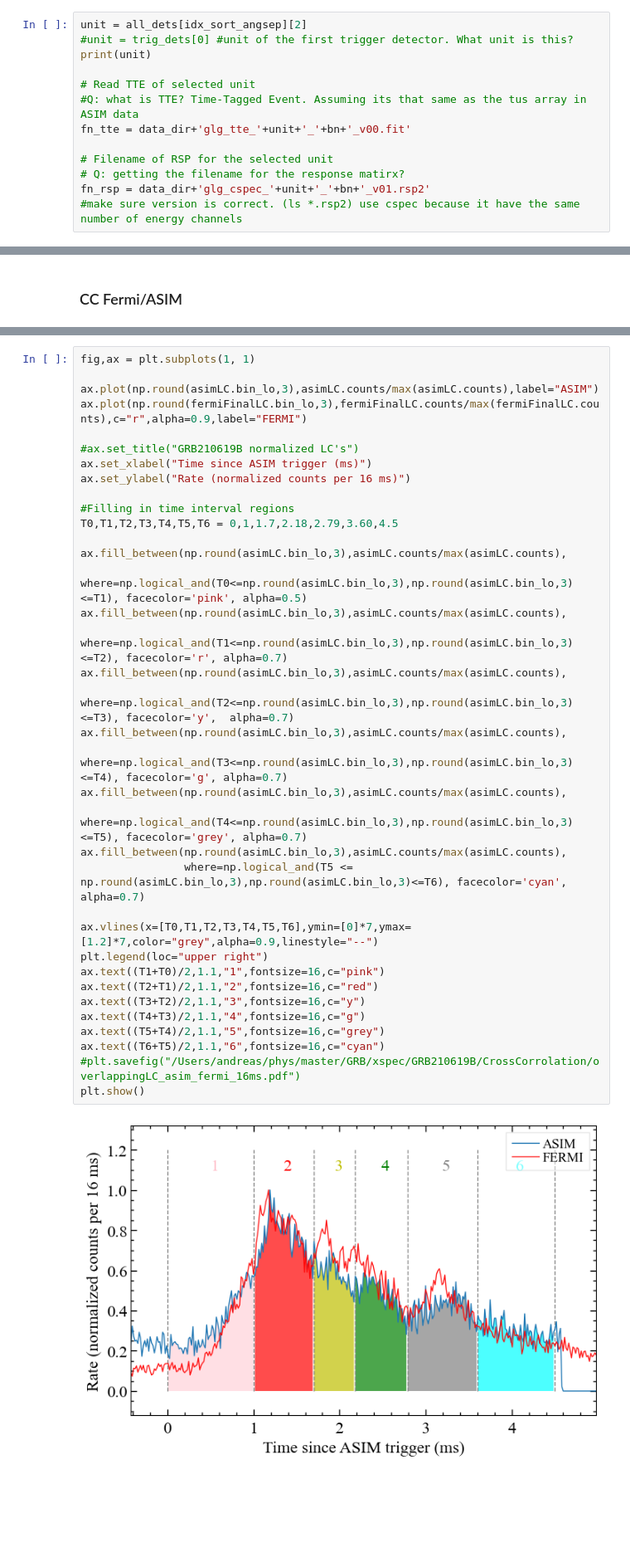
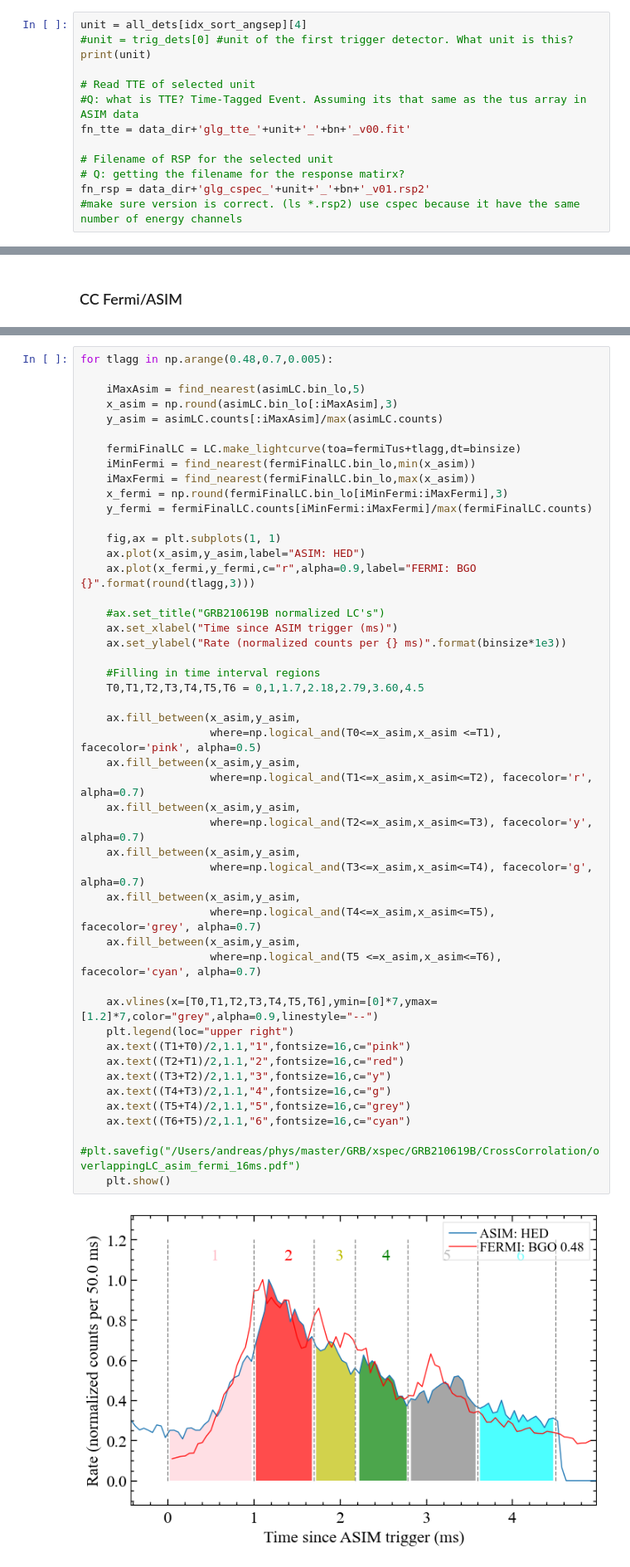
Before and after one commit to AndreasRamsli/GRB, a Jupyter notebook: xspec/FERMI/GRB210619B/GRB210619B_extract_files.ipynb, the cells around one changed output, grey strips where cells are left out. Shown at 83% size. Saved outputs shown, nothing was run; the diff lists cells and outputs as text; blank space fills up the shorter version.

```diff
--- a/xspec/FERMI/GRB210619B/GRB210619B_extract_files.ipynb
+++ b/xspec/FERMI/GRB210619B/GRB210619B_extract_files.ipynb
@@ -151,7 +160,7 @@ tshift:  0.334064
 # %% [markdown]
 #  Extract data from selected unit(s)+
 # %%
-unit = all_dets[idx_sort_angsep][2]
+unit = all_dets[idx_sort_angsep][4]
 #unit = trig_dets[0] #unit of the first trigger detector. What unit is this?
 print(unit)
 
@@ -309,38 +333,49 @@ fermiFinalLC.plot()
 # %%
-fig,ax = plt.subplots(1, 1)
+for tlagg in np.arange(0.48,0.7,0.005):
 
-ax.plot(np.round(asimLC.bin_lo,3),asimLC.counts/max(asimLC.counts),label="ASIM")
-ax.plot(np.round(fermiFinalLC.bin_lo,3),fermiFinalLC.counts/max(fermiFinalLC.counts),c="r",alpha=0.9,label="FERMI")
+    iMaxAsim = find_nearest(asimLC.bin_lo,5)
+    x_asim = np.round(asimLC.bin_lo[:iMaxAsim],3)
+    y_asim = asimLC.counts[:iMaxAsim]/max(asimLC.counts)
 
-#ax.set_title("GRB210619B normalized LC's")
-ax.set_xlabel("Time since ASIM trigger (ms)")
-ax.set_ylabel("Rate (normalized counts per 16 ms)")
+    fermiFinalLC = LC.make_lightcurve(toa=fermiTus+tlagg,dt=binsize)
+    iMinFermi = find_nearest(fermiFinalLC.bin_lo,min(x_asim))
+    iMaxFermi = find_nearest(fermiFinalLC.bin_lo,max(x_asim))
+    x_fermi = np.round(fermiFinalLC.bin_lo[iMinFermi:iMaxFermi],3)
+    y_fermi = fermiFinalLC.counts[iMinFermi:iMaxFermi]/max(fermiFinalLC.counts)
 
-#Filling in time interval regions
-T0,T1,T2,T3,T4,T5,T6 = 0,1,1.7,2.18,2.79,3.60,4.5
+    fig,ax = plt.subplots(1, 1)
+    ax.plot(x_asim,y_asim,label="ASIM: HED")
+    ax.plot(x_fermi,y_fermi,c="r",alpha=0.9,label="FERMI: BGO {}".format(round(tlagg,3)))
 
-ax.fill_between(np.round(asimLC.bin_lo,3),asimLC.counts/max(asimLC.counts),
-                where=np.logical_and(T0<=np.round(asimLC.bin_lo,3),np.round(asimLC.bin_lo,3) <=T1), facecolor='pink', alpha=0.5)
-ax.fill_between(np.round(asimLC.bin_lo,3),asimLC.counts/max(asimLC.counts),
-                where=np.logical_and(T1<=np.round(asimLC.bin_lo,3),np.round(asimLC.bin_lo,3) <=T2), facecolor='r', alpha=0.7)
-ax.fill_between(np.round(asimLC.bin_lo,3),asimLC.counts/max(asimLC.counts),
-                where=np.logical_and(T2<=np.round(asimLC.bin_lo,3),np.round(asimLC.bin_lo,3) <=T3), facecolor='y',  alpha=0.7)
-ax.fill_between(np.round(asimLC.bin_lo,3),asimLC.counts/max(asimLC.counts),
-                where=np.logical_and(T3<=np.round(asimLC.bin_lo,3),np.round(asimLC.bin_lo,3) <=T4), facecolor='g', alpha=0.7)
-ax.fill_between(np.round(asimLC.bin_lo,3),asimLC.counts/max(asimLC.counts),
-                where=np.logical_and(T4<=np.round(asimLC.bin_lo,3),np.round(asimLC.bin_lo,3) <=T5), facecolor='grey', alpha=0.7)
-ax.fill_between(np.round(asimLC.bin_lo,3),asimLC.counts/max(asimLC.counts),
-                where=np.logical_and(T5 <= np.round(asimLC.bin_lo,3),np.round(asimLC.bin_lo,3)<=T6), facecolor='cyan', alpha=0.7)
+    #ax.set_title("GRB210619B normalized LC's")
+    ax.set_xlabel("Time since ASIM trigger (ms)")
+    ax.set_ylabel("Rate (normalized counts per {} ms)".format(binsize*1e3))
 
-ax.vlines(x=[T0,T1,T2,T3,T4,T5,T6],ymin=[0]*7,ymax=[1.2]*7,color="grey",alpha=0.9,linestyle="--")
-plt.legend(loc="upper right")
-ax.text((T1+T0)/2,1.1,"1",fontsize=16,c="pink")
-ax.text((T2+T1)/2,1.1,"2",fontsize=16,c="red")
-ax.text((T3+T2)/2,1.1,"3",fontsize=16,c="y")
-ax.text((T4+T3)/2,1.1,"4",fontsize=16,c="g")
-ax.text((T5+T4)/2,1.1,"5",fontsize=16,c="grey")
-ax.text((T6+T5)/2,1.1,"6",fontsize=16,c="cyan")
-#plt.savefig("/Users/andreas/phys/master/GRB/xspec/GRB210619B/CrossCorrolation/overlappingLC_asim_fermi_16ms.pdf")
-plt.show()
+    #Filling in time interval regions
+    T0,T1,T2,T3,T4,T5,T6 = 0,1,1.7,2.18,2.79,3.60,4.5
+
+    ax.fill_between(x_asim,y_asim,
+                    where=np.logical_and(T0<=x_asim,x_asim <=T1), facecolor='pink', alpha=0.5)
+    ax.fill_between(x_asim,y_asim,
+                    where=np.logical_and(T1<=x_asim,x_asim<=T2), facecolor='r', alpha=0.7)
+    ax.fill_between(x_asim,y_asim,
+                    where=np.logical_and(T2<=x_asim,x_asim<=T3), facecolor='y',  alpha=0.7)
+    ax.fill_between(x_asim,y_asim,
+                    where=np.logical_and(T3<=x_asim,x_asim<=T4), facecolor='g', alpha=0.7)
+    ax.fill_between(x_asim,y_asim,
+                    where=np.logical_and(T4<=x_asim,x_asim<=T5), facecolor='grey', alpha=0.7)
+    ax.fill_between(x_asim,y_asim,
+                    where=np.logical_and(T5 <=x_asim,x_asim<=T6), facecolor='cyan', alpha=0.7)
+
+    ax.vlines(x=[T0,T1,T2,T3,T4,T5,T6],ymin=[0]*7,ymax=[1.2]*7,color="grey",alpha=0.9,linestyle="--")
+    plt.legend(loc="upper right")
+    ax.text((T1+T0)/2,1.1,"1",fontsize=16,c="pink")
+    ax.text((T2+T1)/2,1.1,"2",fontsize=16,c="red")
+    ax.text((T3+T2)/2,1.1,"3",fontsize=16,c="y")
+    ax.text((T4+T3)/2,1.1,"4",fontsize=16,c="g")
+    ax.text((T5+T4)/2,1.1,"5",fontsize=16,c="grey")
+    ax.text((T6+T5)/2,1.1,"6",fontsize=16,c="cyan")
+    #plt.savefig("/Users/andreas/phys/master/GRB/xspec/GRB210619B/CrossCorrolation/overlappingLC_asim_fermi_16ms.pdf")
+    plt.show()
 # %% [output]
-[figure, old version]
+[figure, new version]
```
Also changed, not shown: parts of 22 cells of this notebook, 3 other files.
